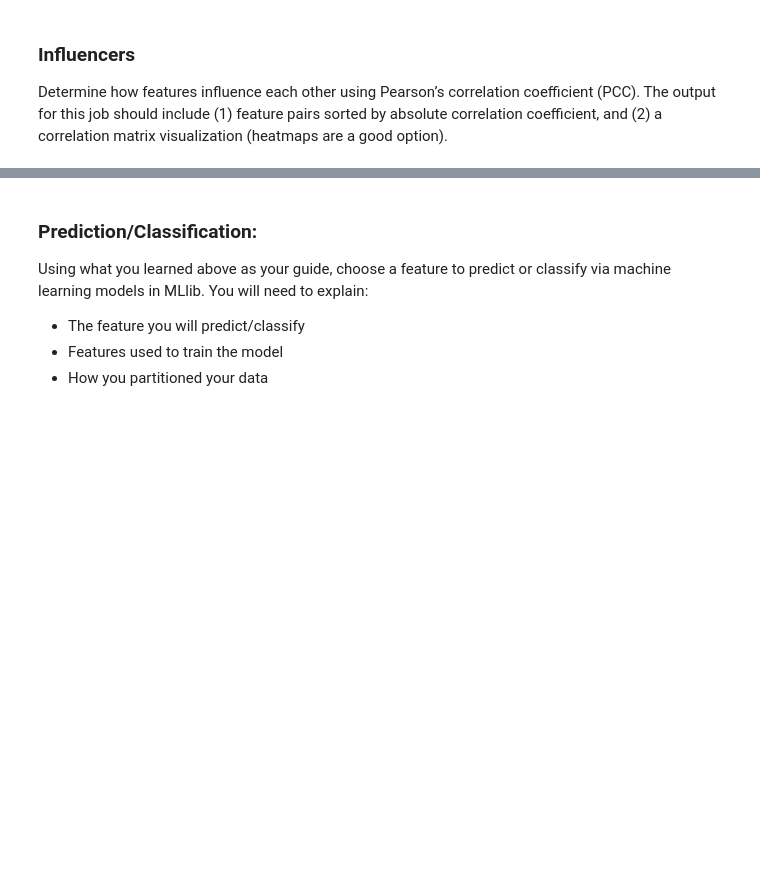
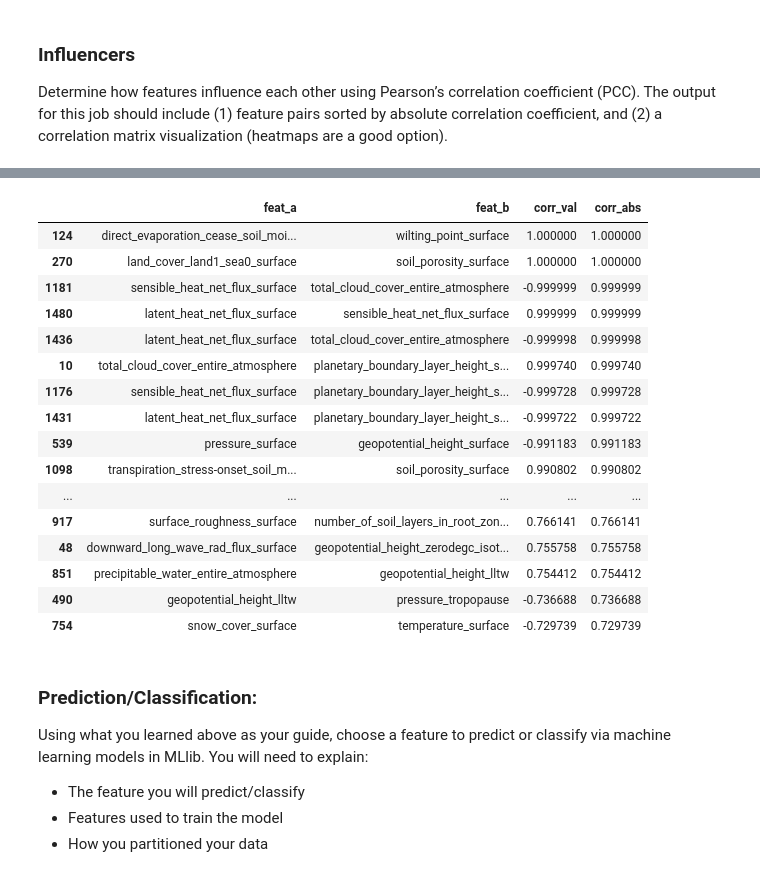
Before and after one commit to gordongli/reddit-spark-analysis, a Jupyter notebook: NAM.ipynb, the cells around one changed output, grey strips where cells are left out. Cells and saved outputs as stored; diff of their text form; code cells hidden in the pictures; blank space fills up the shorter version.

```diff
--- a/NAM.ipynb
+++ b/NAM.ipynb
@@ -569,3 +658,23 @@ Py4JJavaError: An error occurred while calling o1042.corr.
+# %%
+corr_list_df.head(50)
+# %% [output]
+|  | feat_a | feat_b | corr_val | corr_abs |
+| 124 | direct_evaporation_cease_soil_moi... | wilting_point_surface | 1.000000 | 1.000000 |
+| 270 | land_cover_land1_sea0_surface | soil_porosity_surface | 1.000000 | 1.000000 |
+| 1181 | sensible_heat_net_flux_surface | total_cloud_cover_entire_atmosphere | -0.999999 | 0.999999 |
+| 1480 | latent_heat_net_flux_surface | sensible_heat_net_flux_surface | 0.999999 | 0.999999 |
+| 1436 | latent_heat_net_flux_surface | total_cloud_cover_entire_atmosphere | -0.999998 | 0.999998 |
+| 10 | total_cloud_cover_entire_atmosphere | planetary_boundary_layer_height_s... | 0.999740 | 0.999740 |
+| 1176 | sensible_heat_net_flux_surface | planetary_boundary_layer_height_s... | -0.999728 | 0.999728 |
+| 1431 | latent_heat_net_flux_surface | planetary_boundary_layer_height_s... | -0.999722 | 0.999722 |
+| 539 | pressure_surface | geopotential_height_surface | -0.991183 | 0.991183 |
+| 1098 | transpiration_stress-onset_soil_m... | soil_porosity_surface | 0.990802 | 0.990802 |
+| ... | ... | ... | ... | ... |
+| 917 | surface_roughness_surface | number_of_soil_layers_in_root_zon... | 0.766141 | 0.766141 |
+| 48 | downward_long_wave_rad_flux_surface | geopotential_height_zerodegc_isot... | 0.755758 | 0.755758 |
+| 851 | precipitable_water_entire_atmosphere | geopotential_height_lltw | 0.754412 | 0.754412 |
+| 490 | geopotential_height_lltw | pressure_tropopause | -0.736688 | 0.736688 |
+| 754 | snow_cover_surface | temperature_surface | -0.729739 | 0.729739 |
 # %% [markdown]
 ### Prediction/Classification:
 
```
Also changed, not shown: parts of 10 cells of this notebook, 7 other files.
